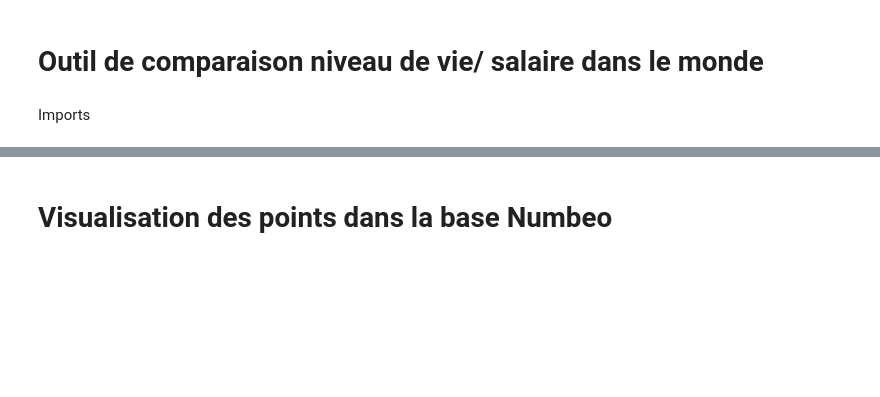
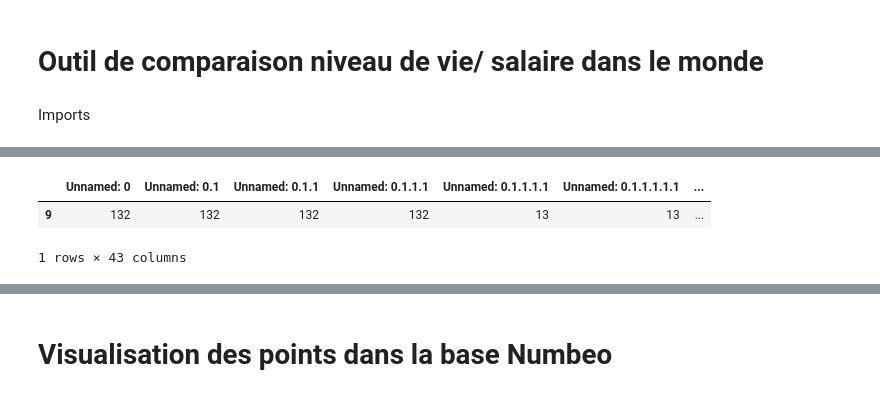
Before and after one commit to eva-pa/projet_webscrapping_padrino_eva_dia3, a Jupyter notebook: visual_final.ipynb, the cells around one changed output, grey strips where cells are left out. Drawn from its saved outputs; the diff is of its cells as text; code cells hidden in the pictures; blank space fills up the shorter version.

```diff
--- a/visual_final.ipynb
+++ b/visual_final.ipynb
@@ -7,3 +7,5 @@ import folium
 import pandas as pd
 from glassdoorscrap import ObtainResultSal, SalaireNumbeoPoints
 from fonctionsGen import DistanceFromPoint, SortDistancesAscending, DistanceMax, FiltreSortDf
+# %%
+df = pd.read_csv('TestRatio.csv')
@@ -9,0 +66,6 @@ from fonctionsGen import DistanceFromPoint, SortDistancesAscending, DistanceMax,
+# %%
+df[df.ville=='Murcie']
+# %% [output]
+|  | Unnamed: 0 | Unnamed: 0.1 | Unnamed: 0.1.1 | Unnamed: 0.1.1.1 | Unnamed: 0.1.1.1.1 | Unnamed: 0.1.1.1.1.1 | ... |
+| 9 | 132 | 132 | 132 | 132 | 13 | 13 | ... |
+1 rows × 43 columns
```
Also changed, not shown: parts of 7 cells of this notebook, 2 other files.
